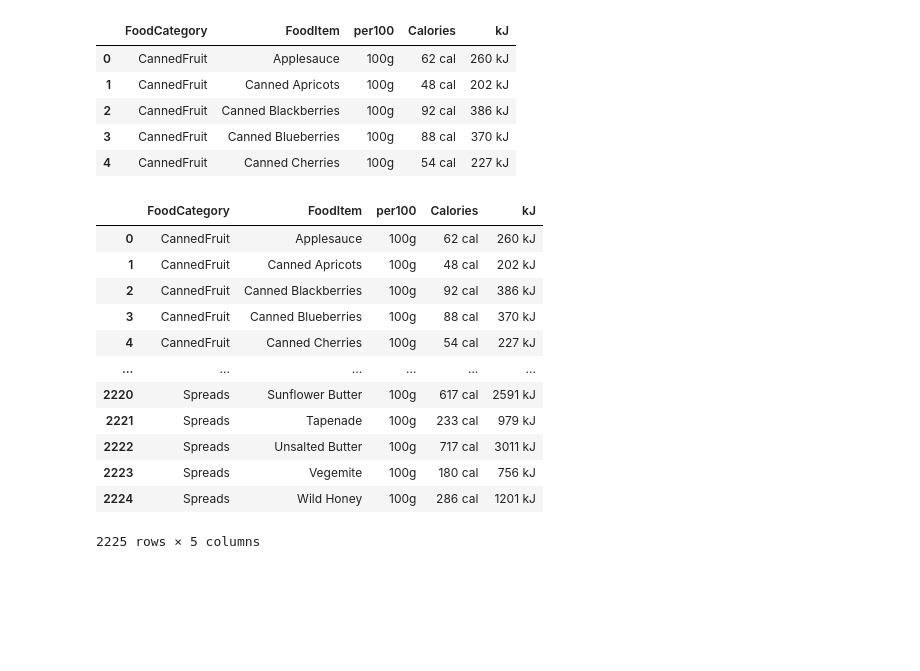
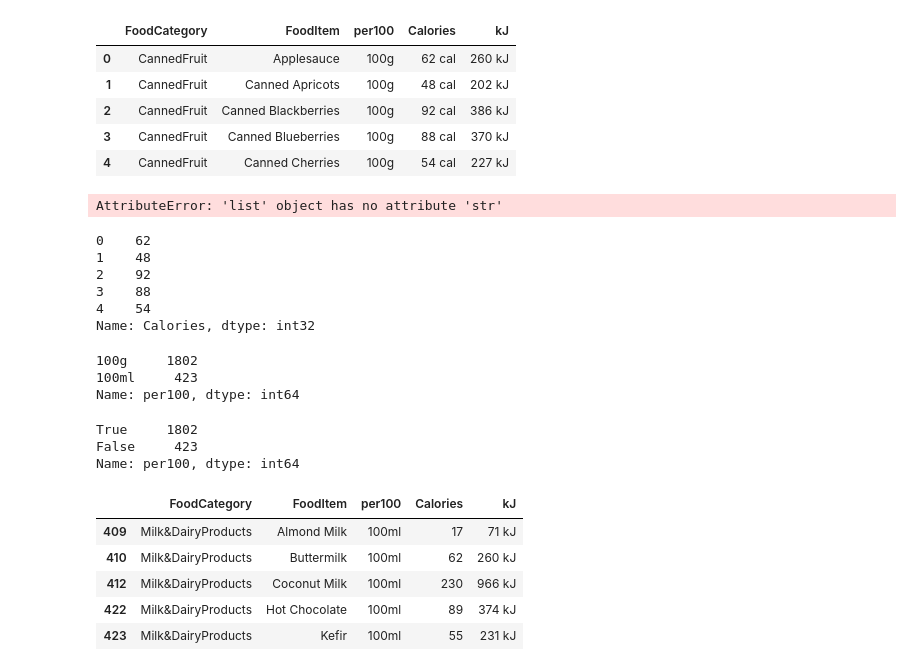
Before and after one commit to SCGlass/Data-Processing-Sam-Glass, a Jupyter notebook: Code-Alongs/L0_pandas_basics.ipynb, the cells around one changed output. Saved outputs shown, nothing was run; the diff lists cells and outputs as text; code cells hidden in the pictures; blank space fills up the shorter version.

```diff
--- a/Code-Alongs/L0_pandas_basics.ipynb
+++ b/Code-Alongs/L0_pandas_basics.ipynb
@@ -300,19 +300,48 @@ df.head()
 | 2 | CannedFruit | Canned Blackberries | 100g | 92 cal | 386 kJ |
 | 3 | CannedFruit | Canned Blueberries | 100g | 88 cal | 370 kJ |
 | 4 | CannedFruit | Canned Cherries | 100g | 54 cal | 227 kJ |
+# %%
+# converting calories to int
+df["Calories"] = df[["Calories"].str[:-3].astype(int)]
+df.head()
+# %% [output]
+AttributeError: 'list' object has no attribute 'str'
 # %%
-df
+df["Calories"].head()
 # %% [output]
-|  | FoodCategory | FoodItem | per100 | Calories | kJ |
-| 0 | CannedFruit | Applesauce | 100g | 62 cal | 260 kJ |
-| 1 | CannedFruit | Canned Apricots | 100g | 48 cal | 202 kJ |
-| 2 | CannedFruit | Canned Blackberries | 100g | 92 cal | 386 kJ |
-| 3 | CannedFruit | Canned Blueberries | 100g | 88 cal | 370 kJ |
-| 4 | CannedFruit | Canned Cherries | 100g | 54 cal | 227 kJ |
-| ... | ... | ... | ... | ... | ... |
-| 2220 | Spreads | Sunflower Butter | 100g | 617 cal | 2591 kJ |
-| 2221 | Spreads | Tapenade | 100g | 233 cal | 979 kJ |
-| 2222 | Spreads | Unsalted Butter | 100g | 717 cal | 3011 kJ |
-| 2223 | Spreads | Vegemite | 100g | 180 cal | 756 kJ |
-| 2224 | Spreads | Wild Honey | 100g | 286 cal | 1201 kJ |
-2225 rows × 5 columns
+0    62
+1    48
+2    92
+3    88
+4    54
+Name: Calories, dtype: int32
+# %%
+# counts the frequency of each unique element
+df["per100"].value_counts()
+# %% [output]
+100g     1802
+100ml     423
+Name: per100, dtype: int64
+# %%
+(df["per100"] == "100g").value_counts()
+# %% [output]
+True     1802
+False     423
+Name: per100, dtype: int64
+# %%
+#separate liquids and solids
+# filter out all liquids
+df_solids = df[df["per100"] == "100g"]
+
+
+# filter out all solids
+df_liquids = df[df["per100"] == "100ml"]
+
+df_liquids.head()
+# %% [output]
+|  | FoodCategory | FoodItem | per100 | Calories | kJ |
+| 409 | Milk&DairyProducts | Almond Milk | 100ml | 17 | 71 kJ |
+| 410 | Milk&DairyProducts | Buttermilk | 100ml | 62 | 260 kJ |
+| 412 | Milk&DairyProducts | Coconut Milk | 100ml | 230 | 966 kJ |
+| 422 | Milk&DairyProducts | Hot Chocolate | 100ml | 89 | 374 kJ |
+| 423 | Milk&DairyProducts | Kefir | 100ml | 55 | 231 kJ |
```
Also changed, not shown: parts of 10 cells of this notebook, 1 other file.
